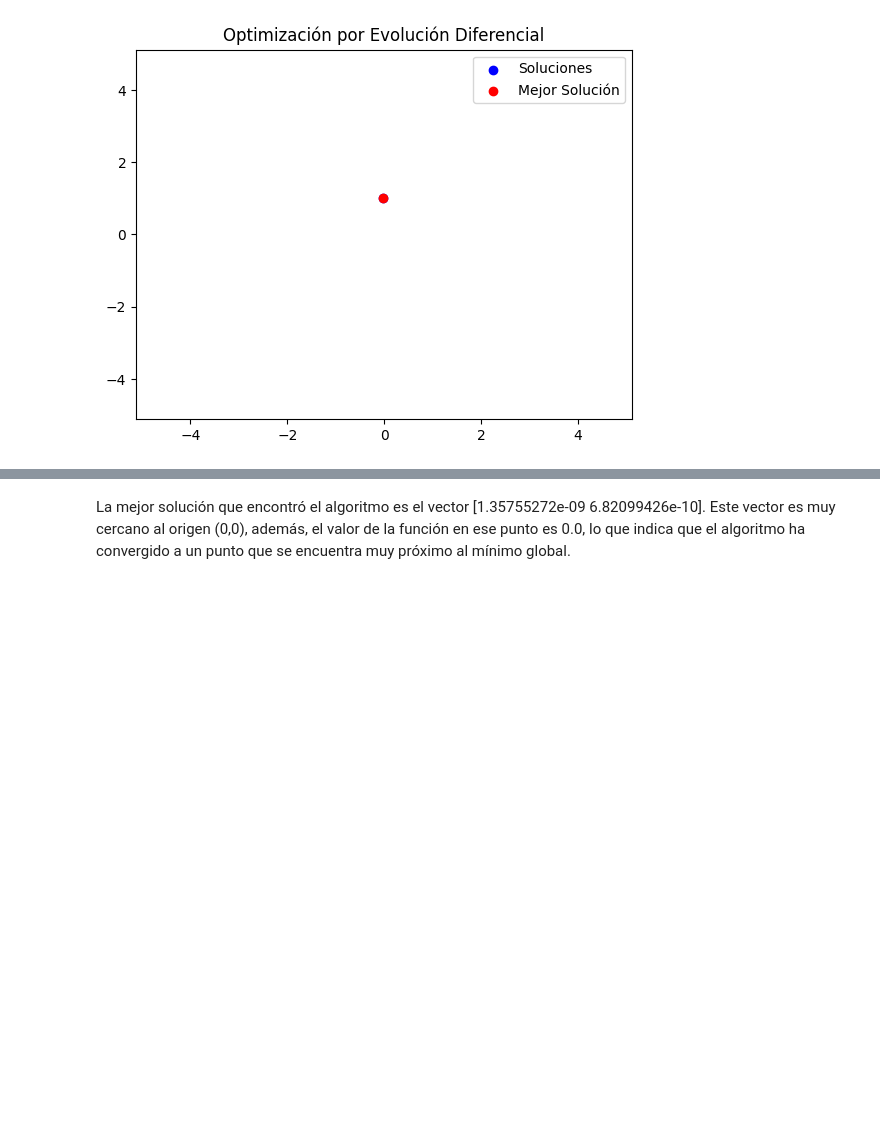
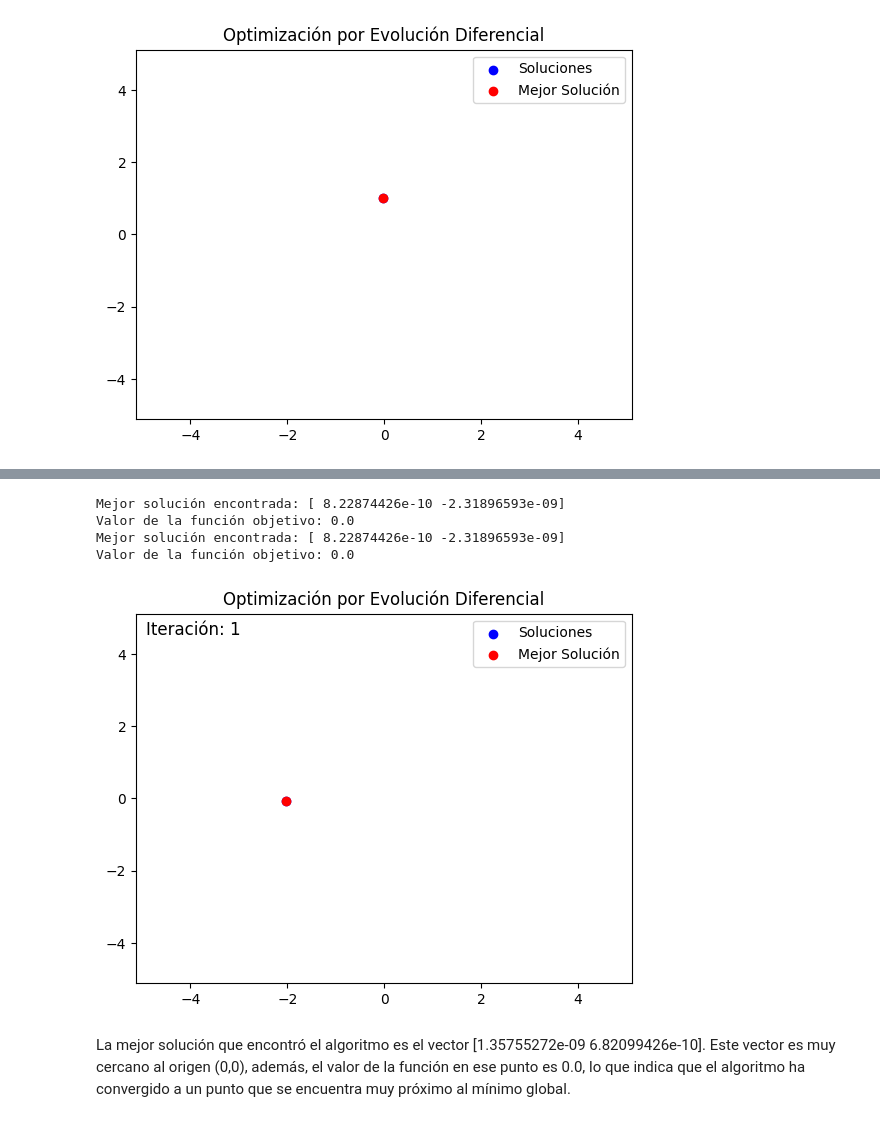
Before and after one commit to brokie636/Primer-trabajo-rnyabi, a Jupyter notebook: Punto1.ipynb, the cells around one changed output, grey strips where cells are left out. Drawn from its saved outputs; the diff is of its cells as text; code cells hidden in the pictures; blank space fills up the shorter version.

```diff
--- a/Punto1.ipynb
+++ b/Punto1.ipynb
@@ -847,3 +1039,65 @@ Valor de la función objetivo: 0.0
+# %%
+import numpy as np
+import matplotlib.pyplot as plt
+import matplotlib.animation as animation
+from scipy.optimize import differential_evolution
+
+# Definir los límites de búsqueda
+bounds = [(-5.12, 5.12)] * 2  # Para 2D
+
+# Crear una figura para la visualización
+fig, ax = plt.subplots()
+ax.set_xlim(-5.12, 5.12)
+ax.set_ylim(-5.12, 5.12)
+ax.set_title("Optimización por Evolución Diferencial - Evolución de la solución")
+
+# Almacenar las soluciones en cada iteración
+solutions = []
+
+# Función de callback para almacenar las mejores soluciones durante la optimización
+def callback(xk, convergence):
+    # Solo guardar la mejor solución en cada iteración
+    solutions.append(xk)
+
+# Ejecutar la optimización con Evolución Diferencial
+result = differential_evolution(rastrigin, bounds, callback=callback, maxiter=100, popsize=20, mutation=(0.5, 1), recombination=0.7)
+
+print("Mejor solución encontrada:", result.x)
+print("Valor de la función objetivo:", result.fun)
+
+# Función para actualizar el gráfico en cada frame de la animación
+def update_frame(i):
+    ax.clear()  # Limpiar el gráfico
+    ax.set_xlim(-5.12, 5.12)
+    ax.set_ylim(-5.12, 5.12)
+    ax.set_title("Optimización por Evolución Diferencial")
+
+    # Graficar las soluciones obtenidas hasta el momento
+    solutions_up_to_now = np.array(solutions[:i + 1])
+    ax.scatter(solutions_up_to_now[:, 0], solutions_up_to_now[:, 1], color='blue', label="Soluciones")
+
+    # Resaltar la mejor solución
+    best_solution = np.array(solutions[i])
+    if i == len(solutions) - 1:
+        print("Mejor solución encontrada:", best_solution)
+        print("Valor de la función objetivo:", rastrigin(best_solution))
+    ax.scatter(best_solution[0], best_solution[1], color='red', label="Mejor Solución")
+    ax.legend()
+
+    # Mostrar la iteración en el gráfico
+    ax.text(0.02, 0.98, f"Iteración: {i+1}", transform=ax.transAxes, fontsize=12, verticalalignment='top', horizontalalignment='left', color='black')
+
+# Crear la animación
+ani = animation.FuncAnimation(fig, update_frame, frames=len(solutions), interval=100)
+
+# Guardar la animación como un archivo GIF
+ani.save('differential_evolution_rastrigin.gif', writer='imagemagick', fps=4)  # Reducir fps para velocidad más alta
+# %% [output]
+Mejor solución encontrada: [ 8.22874426e-10 -2.31896593e-09]
+Valor de la función objetivo: 0.0
+Mejor solución encontrada: [ 8.22874426e-10 -2.31896593e-09]
+Valor de la función objetivo: 0.0
+[figure, added]
 # %% [markdown]
 La mejor solución que encontró el algoritmo es el vector
 [1.35755272e-09 6.82099426e-10]. Este vector es muy cercano al origen
```
Also changed, not shown: parts of 17 cells of this notebook.
